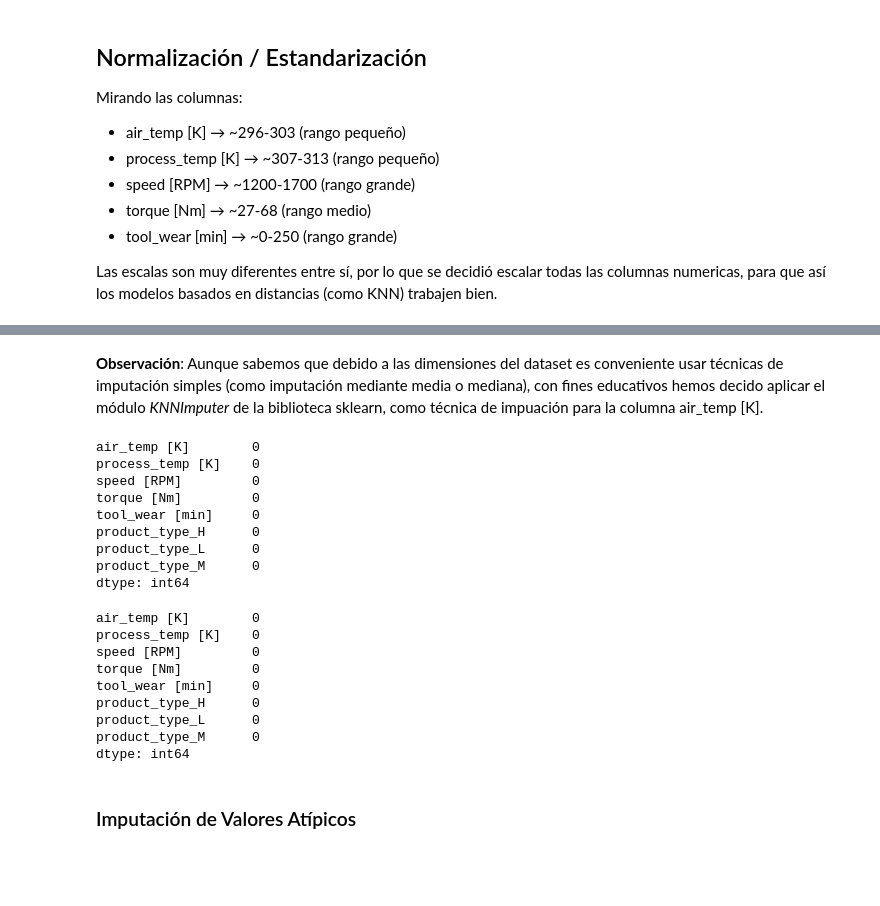
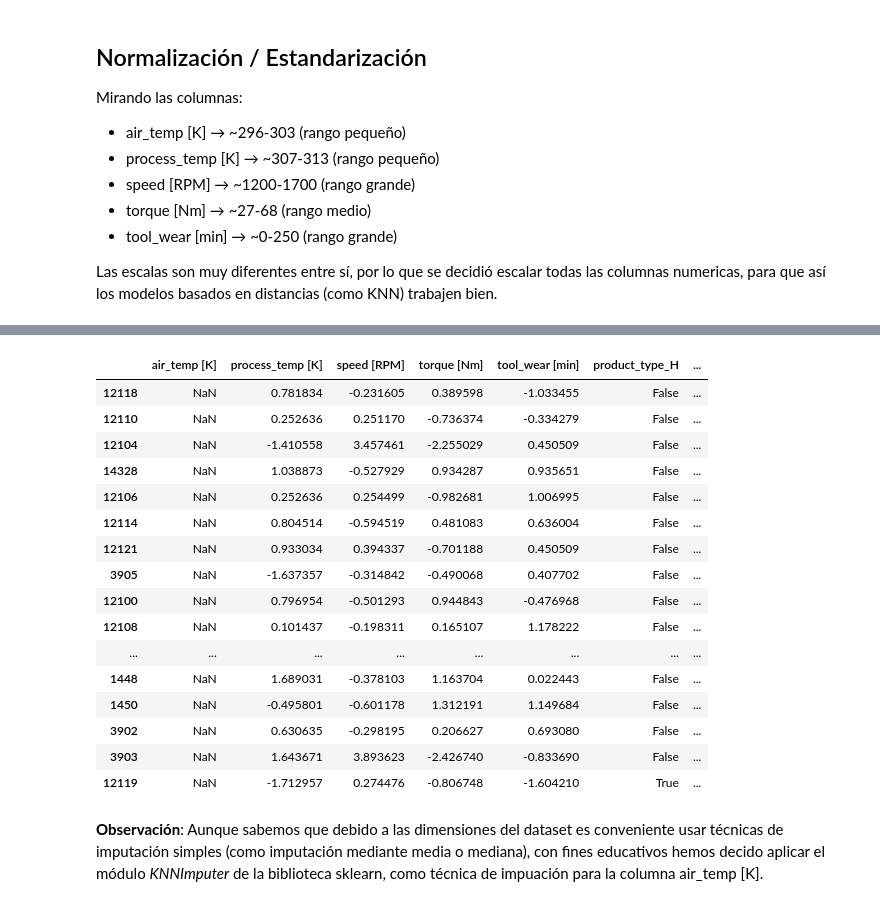
Before and after one commit to gonzag8/TP-Ciencia-de-Datos, a Jupyter notebook: Core/tp_cdd.ipynb, the cells around one changed output, grey strips where cells are left out. Drawn from its saved outputs; the diff is of its cells as text; code cells hidden in the pictures; blank space fills up the shorter version.

```diff
--- a/Core/tp_cdd.ipynb
+++ b/Core/tp_cdd.ipynb
@@ -515,3 +686,26 @@ max               1.83
+# %%
+# Visualizamos las filas con air_temp [K] faltante
+concatenado = pd.concat([X_train, X_test], axis=0)
+indices_air_temp_nulo = concatenado[concatenado['air_temp [K]'].isnull()].index
+concatenado.loc[indices_air_temp_nulo]
+# %% [output]
+|  | air_temp [K] | process_temp [K] | speed [RPM] | torque [Nm] | tool_wear [min] | product_type_H | ... |
+| 12118 | NaN | 0.781834 | -0.231605 | 0.389598 | -1.033455 | False | ... |
+| 12110 | NaN | 0.252636 | 0.251170 | -0.736374 | -0.334279 | False | ... |
+| 12104 | NaN | -1.410558 | 3.457461 | -2.255029 | 0.450509 | False | ... |
+| 14328 | NaN | 1.038873 | -0.527929 | 0.934287 | 0.935651 | False | ... |
+| 12106 | NaN | 0.252636 | 0.254499 | -0.982681 | 1.006995 | False | ... |
+| 12114 | NaN | 0.804514 | -0.594519 | 0.481083 | 0.636004 | False | ... |
+| 12121 | NaN | 0.933034 | 0.394337 | -0.701188 | 0.450509 | False | ... |
+| 3905 | NaN | -1.637357 | -0.314842 | -0.490068 | 0.407702 | False | ... |
+| 12100 | NaN | 0.796954 | -0.501293 | 0.944843 | -0.476968 | False | ... |
+| 12108 | NaN | 0.101437 | -0.198311 | 0.165107 | 1.178222 | False | ... |
+| ... | ... | ... | ... | ... | ... | ... | ... |
+| 1448 | NaN | 1.689031 | -0.378103 | 1.163704 | 0.022443 | False | ... |
+| 1450 | NaN | -0.495801 | -0.601178 | 1.312191 | 1.149684 | False | ... |
+| 3902 | NaN | 0.630635 | -0.298195 | 0.206627 | 0.693080 | False | ... |
+| 3903 | NaN | 1.643671 | 3.893623 | -2.426740 | -0.833690 | False | ... |
+| 12119 | NaN | -1.712957 | 0.274476 | -0.806748 | -1.604210 | True | ... |
 # %%
 from sklearn.impute import KNNImputer
 
@@ -526,30 +720,3 @@ X_train[columnas_imputacion] = imputer.fit_transform(X_train[columnas_imputacion
 X_test[columnas_imputacion] = imputer.transform(X_test[columnas_imputacion]) #Aplicar al test
 # %% [markdown]
 **Observación**: Aunque sabemos que debido a las dimensiones del dataset es conveniente usar técnicas de imputación simples (como imputación mediante media o mediana), con fines educativos hemos decido aplicar el módulo *KNNImputer* de la biblioteca sklearn, como técnica de impuación para la columna air_temp [K].
-# %%
-# Verificar que no queden valores faltantes
-X_train.isnull().sum()
-# %% [output]
-air_temp [K]        0
-process_temp [K]    0
-speed [RPM]         0
-torque [Nm]         0
-tool_wear [min]     0
-product_type_H      0
-product_type_L      0
-product_type_M      0
-dtype: int64
-# %%
-X_test.isnull().sum()
-# %% [output]
-air_temp [K]        0
-process_temp [K]    0
-speed [RPM]         0
-torque [Nm]         0
-tool_wear [min]     0
-product_type_H      0
-product_type_L      0
-product_type_M      0
-dtype: int64
-# %% [markdown]
-### Imputación de Valores Atípicos
```
Also changed, not shown: parts of 24 cells of this notebook, 2 other files.
